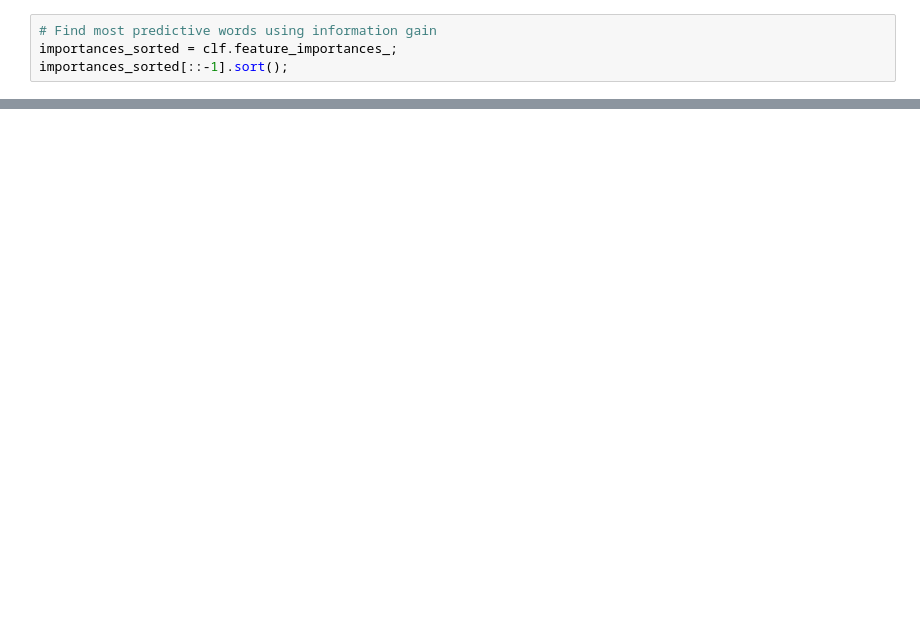
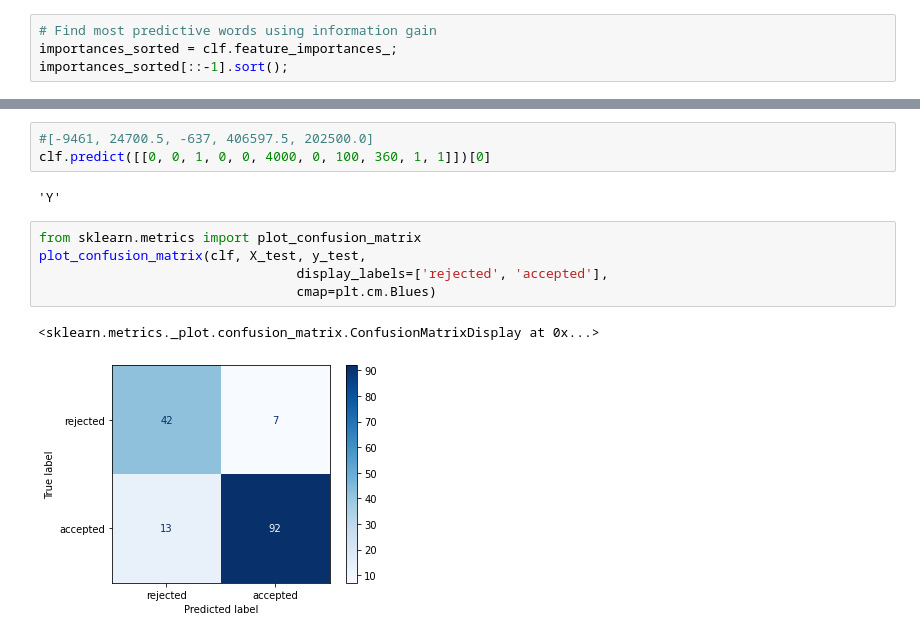
Before and after one commit to chen-jonathan/Loan_Application, a Jupyter notebook: rfclassifier.ipynb, the cells around one changed output, grey strips where cells are left out. Drawn from its saved outputs; the diff is of its cells as text; blank space fills up the shorter version.

```diff
--- a/rfclassifier.ipynb
+++ b/rfclassifier.ipynb
@@ -48,0 +212,13 @@ df['NAME_TYPE_SUITE'].unique()
+# %%
+#[-9461, 24700.5, -637, 406597.5, 202500.0]
+clf.predict([[0, 0, 1, 0, 0, 4000, 0, 100, 360, 1, 1]])[0]
+# %% [output]
+'Y'
+# %%
+from sklearn.metrics import plot_confusion_matrix
+plot_confusion_matrix(clf, X_test, y_test,
+                                 display_labels=['rejected', 'accepted'],
+                                 cmap=plt.cm.Blues)
+# %% [output]
+<sklearn.metrics._plot.confusion_matrix.ConfusionMatrixDisplay at 0x...>
+[figure, added]
```
Also changed, not shown: parts of 24 cells of this notebook, 2 other files.
